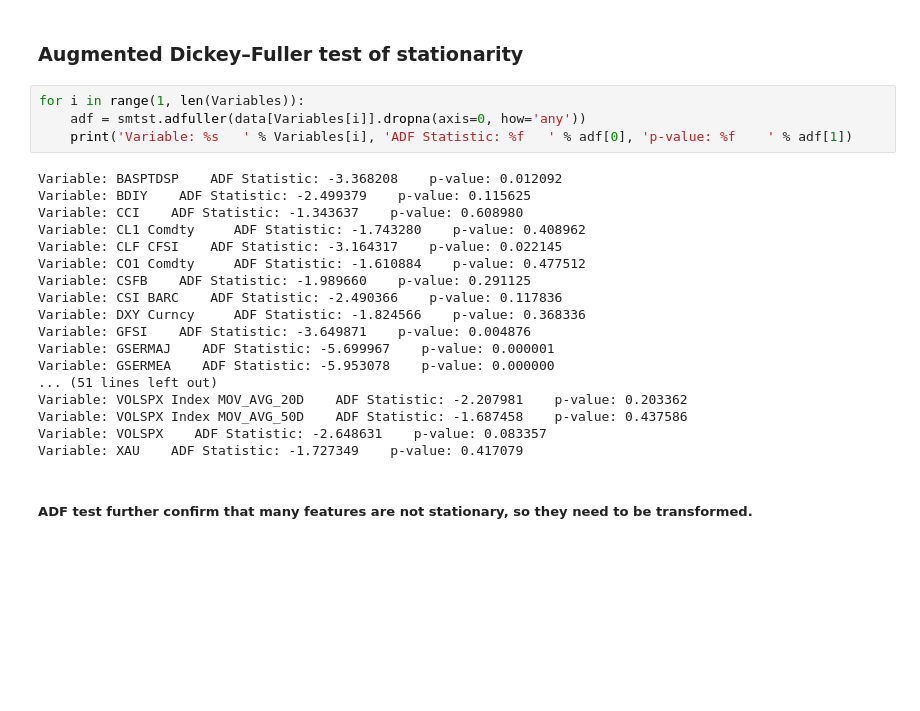
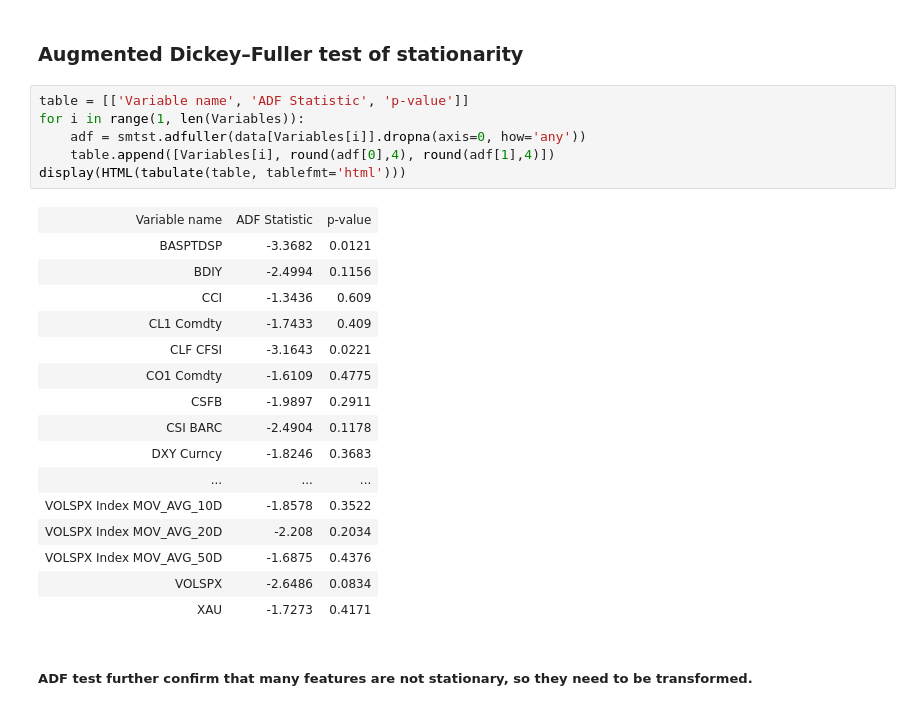
Before and after one commit to OlegMitsik/SP500ML, a Jupyter notebook: SP500ML.ipynb, the cells around one changed output. Saved outputs shown, nothing was run; the diff lists cells and outputs as text; blank space fills up the shorter version.

```diff
--- a/SP500ML.ipynb
+++ b/SP500ML.ipynb
@@ -159,27 +159,28 @@ pt.show()
 # %% [markdown]
 ### Augmented Dickey–Fuller test of stationarity
 # %%
+table = [['Variable name', 'ADF Statistic', 'p-value']]
 for i in range(1, len(Variables)):
     adf = smtst.adfuller(data[Variables[i]].dropna(axis=0, how='any'))
-    print('Variable: %s   ' % Variables[i], 'ADF Statistic: %f   ' % adf[0], 'p-value: %f    ' % adf[1])
+    table.append([Variables[i], round(adf[0],4), round(adf[1],4)])
+display(HTML(tabulate(table, tablefmt='html')))
 # %% [output]
-Variable: BASPTDSP    ADF Statistic: -3.368208    p-value: 0.012092
-Variable: BDIY    ADF Statistic: -2.499379    p-value: 0.115625
-Variable: CCI    ADF Statistic: -1.343637    p-value: 0.608980
-Variable: CL1 Comdty     ADF Statistic: -1.743280    p-value: 0.408962
-Variable: CLF CFSI    ADF Statistic: -3.164317    p-value: 0.022145
-Variable: CO1 Comdty     ADF Statistic: -1.610884    p-value: 0.477512
-Variable: CSFB    ADF Statistic: -1.989660    p-value: 0.291125
-Variable: CSI BARC    ADF Statistic: -2.490366    p-value: 0.117836
-Variable: DXY Curncy     ADF Statistic: -1.824566    p-value: 0.368336
-Variable: GFSI    ADF Statistic: -3.649871    p-value: 0.004876
-Variable: GSERMAJ    ADF Statistic: -5.699967    p-value: 0.000001
-Variable: GSERMEA    ADF Statistic: -5.953078    p-value: 0.000000
-... (51 lines left out)
-Variable: VOLSPX Index MOV_AVG_20D    ADF Statistic: -2.207981    p-value: 0.203362
-Variable: VOLSPX Index MOV_AVG_50D    ADF Statistic: -1.687458    p-value: 0.437586
-Variable: VOLSPX    ADF Statistic: -2.648631    p-value: 0.083357
-Variable: XAU    ADF Statistic: -1.727349    p-value: 0.417079
+| Variable name | ADF Statistic | p-value |
+| BASPTDSP | -3.3682 | 0.0121 |
+| BDIY | -2.4994 | 0.1156 |
+| CCI | -1.3436 | 0.609 |
+| CL1 Comdty | -1.7433 | 0.409 |
+| CLF CFSI | -3.1643 | 0.0221 |
+| CO1 Comdty | -1.6109 | 0.4775 |
+| CSFB | -1.9897 | 0.2911 |
+| CSI BARC | -2.4904 | 0.1178 |
+| DXY Curncy | -1.8246 | 0.3683 |
+| ... | ... | ... |
+| VOLSPX Index MOV_AVG_10D | -1.8578 | 0.3522 |
+| VOLSPX Index MOV_AVG_20D | -2.208 | 0.2034 |
+| VOLSPX Index MOV_AVG_50D | -1.6875 | 0.4376 |
+| VOLSPX | -2.6486 | 0.0834 |
+| XAU | -1.7273 | 0.4171 |
 # %% [markdown]
 ##### ADF test further confirm that many features are not stationary, so they need to be transformed.
 # %% [markdown]
```
Also changed, not shown: parts of 3 cells of this notebook.
